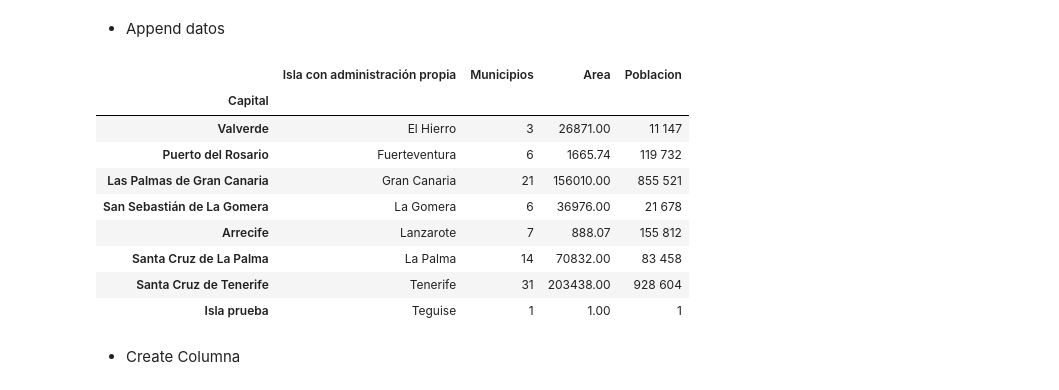
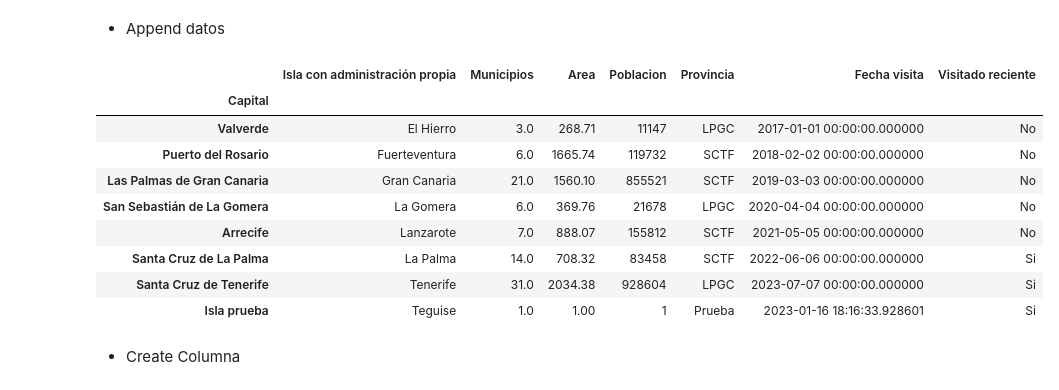
Before and after one commit to braiso-22/PruebasPandas, a Jupyter notebook: pruebas_pandas.ipynb, the cells around one changed output. Saved outputs shown, nothing was run; the diff lists cells and outputs as text; code cells hidden in the pictures.

```diff
--- a/pruebas_pandas.ipynb
+++ b/pruebas_pandas.ipynb
@@ -295,0 +320,3 @@ df
+# %%
+import datetime
+df["Fecha visita"] = pd.to_datetime(df["Fecha visita"])
@@ -295,0 +325,3 @@ df
+# %%
+mascara = pd.to_datetime("today").year - df["Fecha visita"].dt.year <= 1
+df[mascara]
@@ -295,0 +334,5 @@ df
+# %%
+df.loc[mascara, "Visitado reciente"] = "Si"
+# negate the mask
+df.loc[~mascara , "Visitado reciente"] = "No"
+df
@@ -295,0 +350,3 @@ df
+# %%
+df = df.set_index(df["Fecha visita"])
+df.loc["2021"]
@@ -421,19 +488,19 @@ df.query("Municipios > 10")
 # %% [markdown]
 * Append datos
 # %%
-df = df.append(pd.Series(data=["Teguise",1, 1.0, 1], index=df.columns, name="Isla prueba"))
+df = df.append(pd.Series(data=["Teguise", 1.0, 1,1,"Prueba",pd.to_datetime("today"),"Si"], index=df.columns, name="Isla prueba"))
 df
 # %% [output]
-|  | Isla con administración propia | Municipios | Area | Poblacion |
-| Capital |  |  |  |  |
-| Valverde | El Hierro | 3 | 26871.00 | 11 147 |
-| Puerto del Rosario | Fuerteventura | 6 | 1665.74 | 119 732 |
-| Las Palmas de Gran Canaria | Gran Canaria | 21 | 156010.00 | 855 521 |
-| San Sebastián de La Gomera | La Gomera | 6 | 36976.00 | 21 678 |
-| Arrecife | Lanzarote | 7 | 888.07 | 155 812 |
-| Santa Cruz de La Palma | La Palma | 14 | 70832.00 | 83 458 |
-| Santa Cruz de Tenerife | Tenerife | 31 | 203438.00 | 928 604 |
-| Isla prueba | Teguise | 1 | 1.00 | 1 |
+|  | Isla con administración propia | Municipios | Area | Poblacion | Provincia | Fecha visita | Visitado reciente |
+| Capital |  |  |  |  |  |  |  |
+| Valverde | El Hierro | 3.0 | 268.71 | 11147 | LPGC | 2017-01-01 00:00:00.000000 | No |
+| Puerto del Rosario | Fuerteventura | 6.0 | 1665.74 | 119732 | SCTF | 2018-02-02 00:00:00.000000 | No |
+| Las Palmas de Gran Canaria | Gran Canaria | 21.0 | 1560.10 | 855521 | SCTF | 2019-03-03 00:00:00.000000 | No |
+| San Sebastián de La Gomera | La Gomera | 6.0 | 369.76 | 21678 | LPGC | 2020-04-04 00:00:00.000000 | No |
+| Arrecife | Lanzarote | 7.0 | 888.07 | 155812 | SCTF | 2021-05-05 00:00:00.000000 | No |
+| Santa Cruz de La Palma | La Palma | 14.0 | 708.32 | 83458 | SCTF | 2022-06-06 00:00:00.000000 | Si |
+| Santa Cruz de Tenerife | Tenerife | 31.0 | 2034.38 | 928604 | LPGC | 2023-07-07 00:00:00.000000 | Si |
+| Isla prueba | Teguise | 1.0 | 1.00 | 1 | Prueba | 2023-01-16 18:16:33.928601 | Si |
 # %% [markdown]
 * Create Columna
 # %%
```
Also changed, not shown: parts of 38 cells of this notebook.
